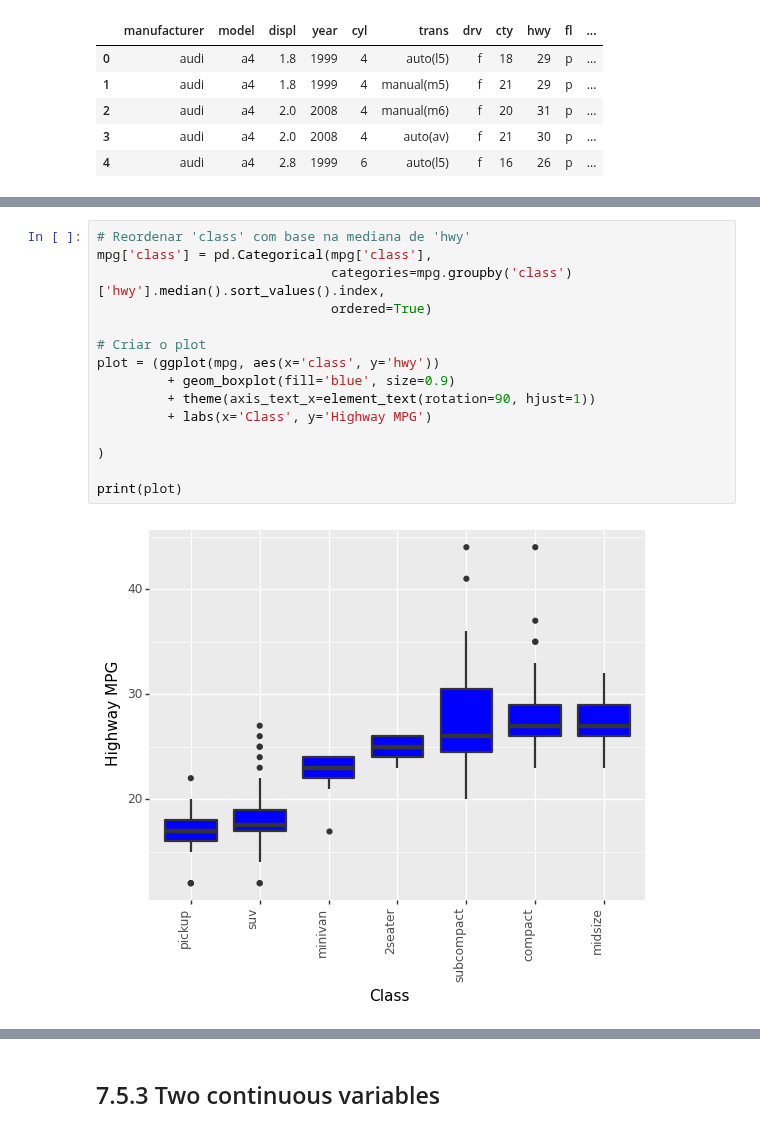
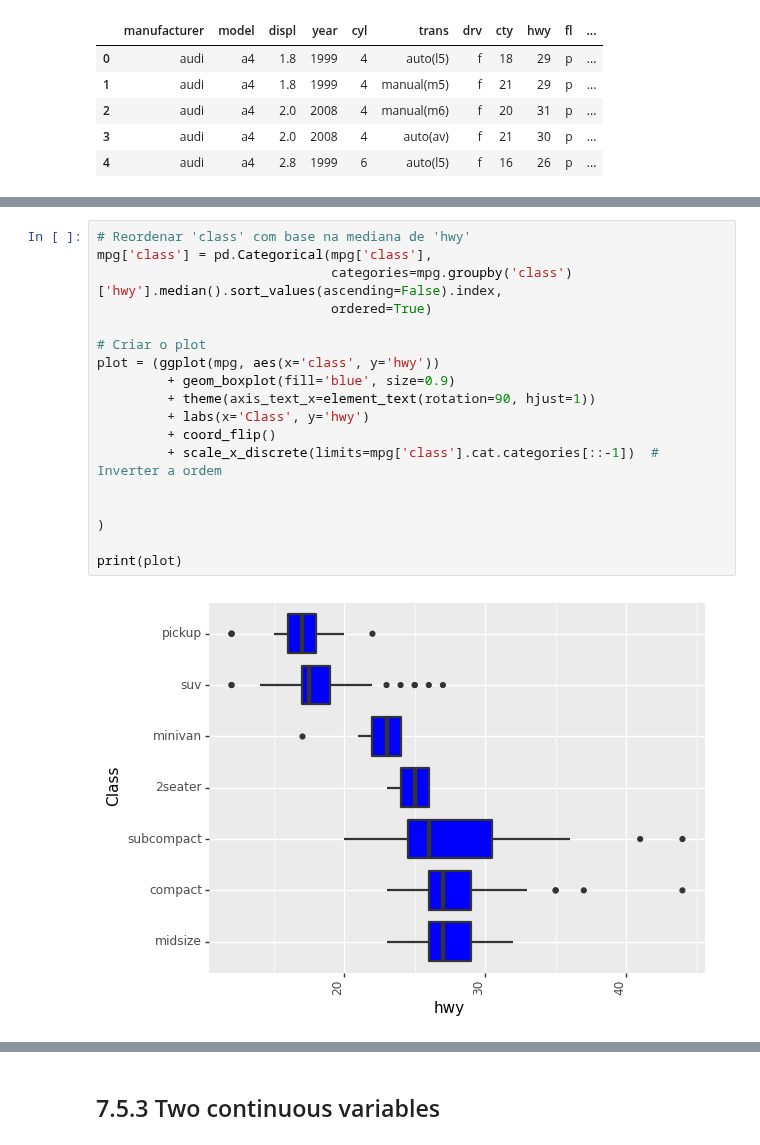
Before and after one commit to pdcos/analise_visual_ciencia_de_dados, a Jupyter notebook: participacao_6/solutions_6.ipynb, the cells around one changed output, grey strips where cells are left out. Drawn from its saved outputs; the diff is of its cells as text.

```diff
--- a/participacao_6/solutions_6.ipynb
+++ b/participacao_6/solutions_6.ipynb
@@ -420,17 +439,20 @@ print(plot)
 # %%
 # Reordenar 'class' com base na mediana de 'hwy'
 mpg['class'] = pd.Categorical(mpg['class'],
-                              categories=mpg.groupby('class')['hwy'].median().sort_values().index,
+                              categories=mpg.groupby('class')['hwy'].median().sort_values(ascending=False).index,
                               ordered=True)
 
 # Criar o plot
 plot = (ggplot(mpg, aes(x='class', y='hwy'))
          + geom_boxplot(fill='blue', size=0.9)
          + theme(axis_text_x=element_text(rotation=90, hjust=1))
-         + labs(x='Class', y='Highway MPG')
+         + labs(x='Class', y='hwy')
+         + coord_flip()
+         + scale_x_discrete(limits=mpg['class'].cat.categories[::-1])  # Inverter a ordem
+
 
 )
 
 print(plot)
 # %% [output]
-[figure, old version]
+[figure, new version]
```
Also changed, not shown: parts of 23 cells of this notebook.
